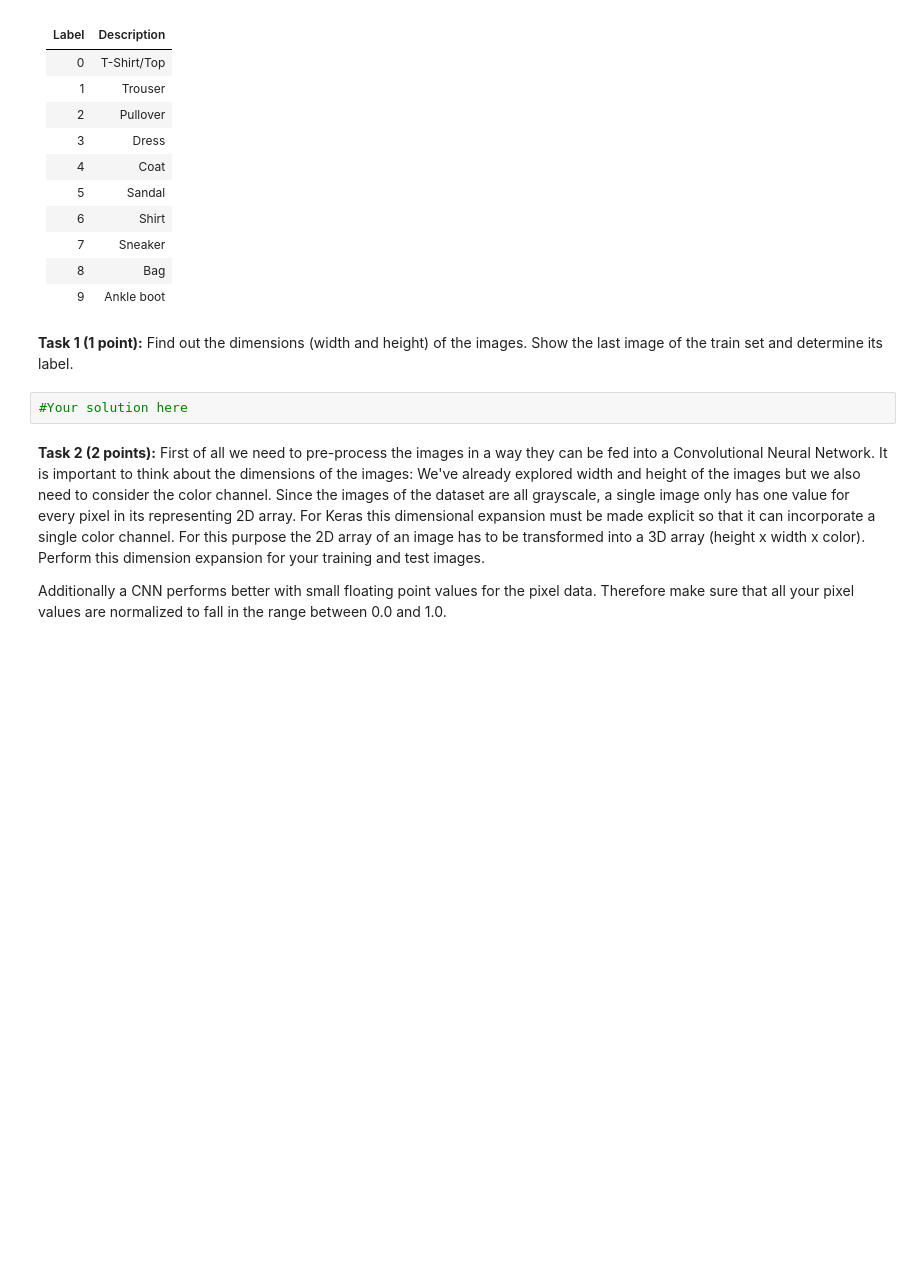
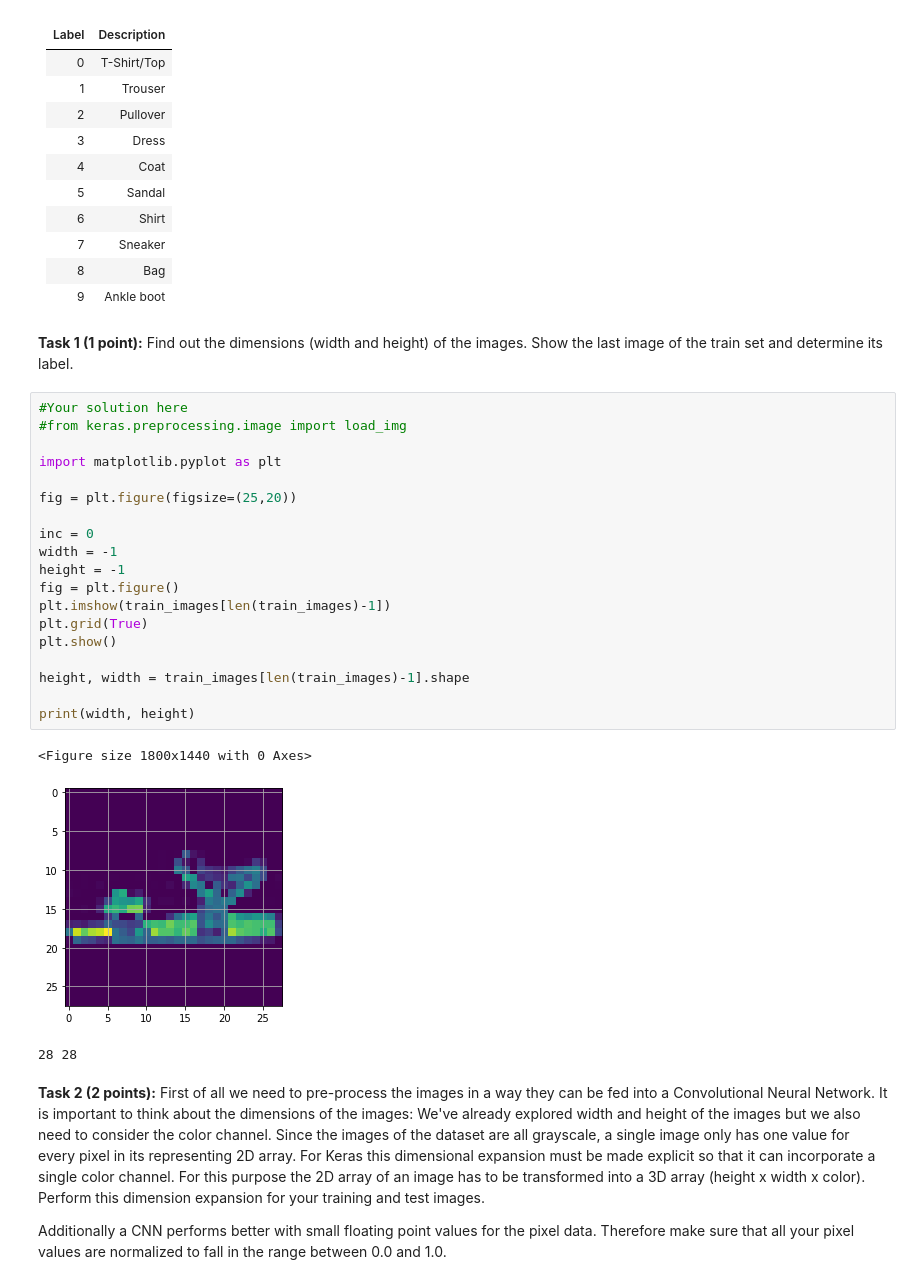
Before and after one commit to FAHADSUST/ML_Graded, a Jupyter notebook: assignment7_graded_2/assignment7_graded_empty.ipynb, the cells around one changed output. Cells and saved outputs as stored; diff of their text form; blank space fills up the shorter version.

```diff
--- a/assignment7_graded_2/assignment7_graded_empty.ipynb
+++ b/assignment7_graded_2/assignment7_graded_empty.ipynb
@@ -260,8 +260,29 @@ from tensorflow.keras.datasets import fashion_mnist
 | 9 | Ankle boot |
 # %% [markdown]
 __Task 1 (1 point):__ Find out the dimensions (width and height) of the images. Show the last image of the train set and determine its label.
-# %%
-#Your solution here
+# %%
+#Your solution here
+#from keras.preprocessing.image import load_img
+
+import matplotlib.pyplot as plt
+
+fig = plt.figure(figsize=(25,20))
+
+inc = 0
+width = -1
+height = -1
+fig = plt.figure()
+plt.imshow(train_images[len(train_images)-1])
+plt.grid(True)
+plt.show()
+
+height, width = train_images[len(train_images)-1].shape
+
+print(width, height)
+# %% [output]
+<Figure size 1800x1440 with 0 Axes>
+[figure, added]
+28 28
 # %% [markdown]
 __Task 2 (2 points):__ First of all we need to pre-process the images in a way they can be fed into a Convolutional Neural Network. It is important to think about the dimensions of the images: We've already explored width and height of the images but we also need to consider the color channel. Since the images of the dataset are all grayscale, a single image only has one value for every pixel in its representing 2D array. For Keras this dimensional expansion must be made explicit so that it can incorporate a single color channel. For this purpose the 2D array of an image has to be transformed into a 3D array (height x width x color). Perform this dimension expansion for your training and test images.
 
```
